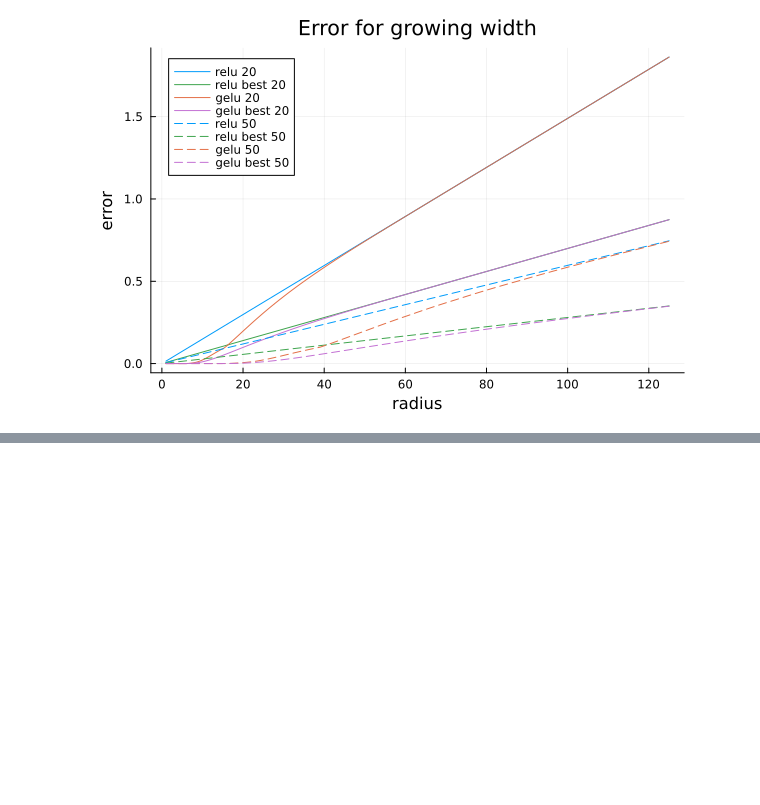
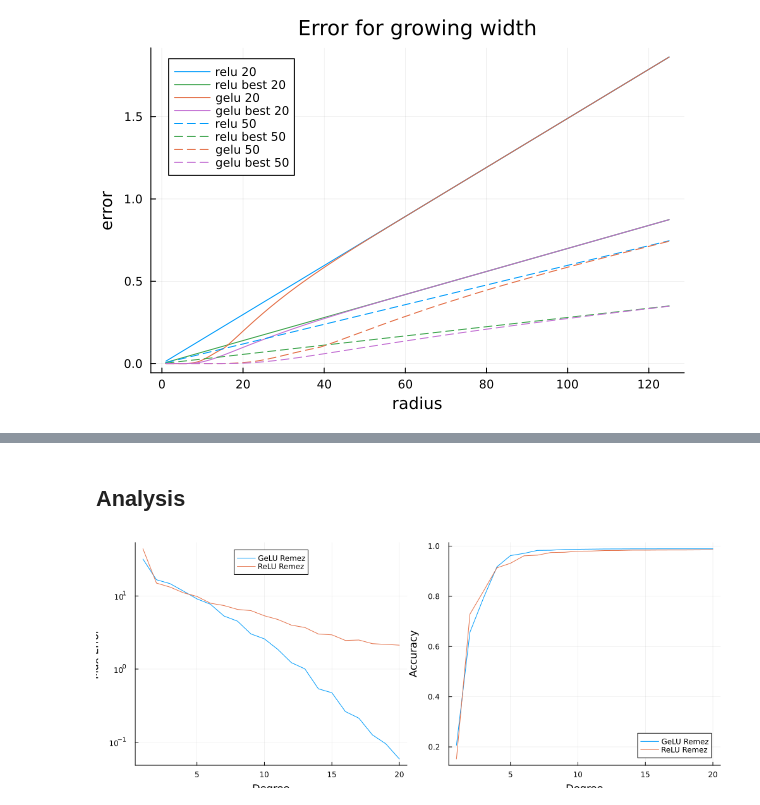
Before and after one commit to phK3/VeryDiffPolyExperiments, a Jupyter notebook: simple_nns/generate_nns_gelu_remez.ipynb, the cells around one changed output, grey strips where cells are left out. Drawn from its saved outputs; the diff is of its cells as text; code cells hidden in the pictures; blank space fills up the shorter version.

Commit message:
gelu research

```diff
--- a/simple_nns/generate_nns_gelu_remez.ipynb
+++ b/simple_nns/generate_nns_gelu_remez.ipynb
@@ -104,7 +104,7 @@ false
 X_test, y_labels = load_mnist_data()
 y_labels = y_labels .+ 1;  # convert to 1-based indexing
 # %%
-function compute_approximation_stats(nn, degrees; max_polys_per_layer=1, max_iter=0, verbosity=0)
+function compute_approximation_stats(nn, degrees; max_polys_per_layer=1, max_iter=0, verbosity=0, sampling=false)
     ŷ = [nn(x) for x in X_test]
     ŷ = hcat(ŷ...)'
     original_acc = acc_fun(y_labels, ŷ)
@@ -116,7 +116,11 @@ function compute_approximation_stats(nn, degrees; max_polys_per_layer=1, max_ite
     accs_single = []
 
     for d in degrees
-        nn_poly = approximate_polynomial_iterative(nn, Zonotope(zeros(784), ones(784)), d, max_polys_per_layer=max_polys_per_layer, verbosity=verbosity, max_iter=max_iter)
+        if sampling
+            nn_poly = approximate_polynomial_iterative_sampling(nn, X_test, d, max_polys_per_layer=max_polys_per_layer, verbosity=verbosity, max_iter=max_iter)
+        else
+            nn_poly = approximate_polynomial_iterative(nn, Zonotope(zeros(784), ones(784)), d, max_polys_per_layer=max_polys_per_layer, verbosity=verbosity, max_iter=max_iter)
+        end
         max_err, mae, mse, acc, _ = evaluate_network(nn_poly, X_test, ŷ, y_labels, max_fun, mae_fun, mse_fun, acc_fun)
         push!(max_errs_single, max_err)
         push!(maes_single, mae)
@@ -620,0 +627,3 @@ p1
+# %%
+# for sampled bounds, smaller degree should be sufficient
+degrees = 1:20
@@ -620,0 +634,4 @@ p1
+# %%
+onnx_model = load_onnx_model("../networks/mnist/mnist_gelu_256x4_1e4.onnx")
+nn_gelu_1e4 = to_layered_model(onnx_model);
+max_errs_gelu_1e4_remez, maes_gelu_1e4_remez, mses_gelu_1e4_remez, accs_gelu_1e4_remez = compute_approximation_stats(nn_gelu_1e4, degrees; max_polys_per_layer=1, max_iter=20, verbosity=0, sampling=true)
@@ -620,0 +659,4 @@ p1
+# %%
+onnx_model = load_onnx_model("../networks/mnist/mnist_256x4_1e4.onnx")
+nn_relu_1e4 = to_layered_model(onnx_model);
+max_errs_relu_1e4_remez, maes_relu_1e4_remez, mses_relu_1e4_remez, accs_relu_1e4_remez = compute_approximation_stats(nn_relu_1e4, degrees; max_polys_per_layer=1, max_iter=20, verbosity=0, sampling=true)
@@ -620,0 +804,12 @@ p1
+# %% [markdown]
+## Analysis
+# %%
+p_max_err = plot(degrees, max_errs_gelu_1e4_remez, label="GeLU Remez", xlabel="Degree", ylabel="Max Error", yscale=:log10, legend=:top)
+plot!(degrees, max_errs_relu_1e4_remez, label="ReLU Remez")
+
+p_acc = plot(degrees, accs_gelu_1e4_remez, label="GeLU Remez", xlabel="Degree", ylabel="Accuracy")
+plot!(degrees, accs_relu_1e4_remez, label="ReLU Remez")
+
+plot(p_max_err, p_acc, size=(1000, 400))
+# %% [output]
+[figure, added]
```
Also changed, not shown: parts of 19 cells of this notebook.
